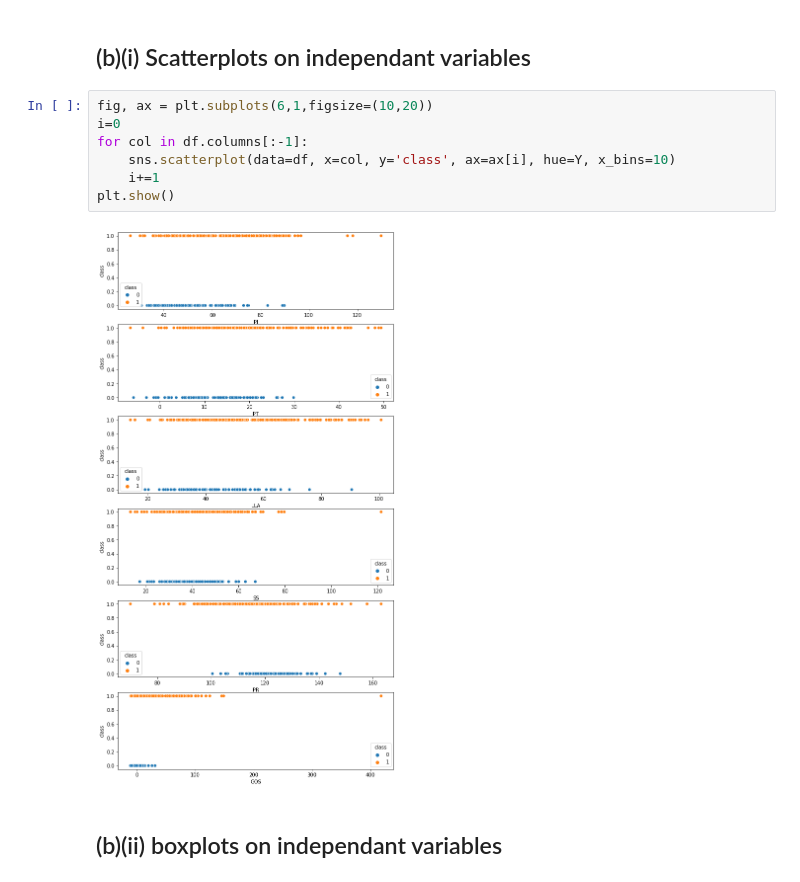
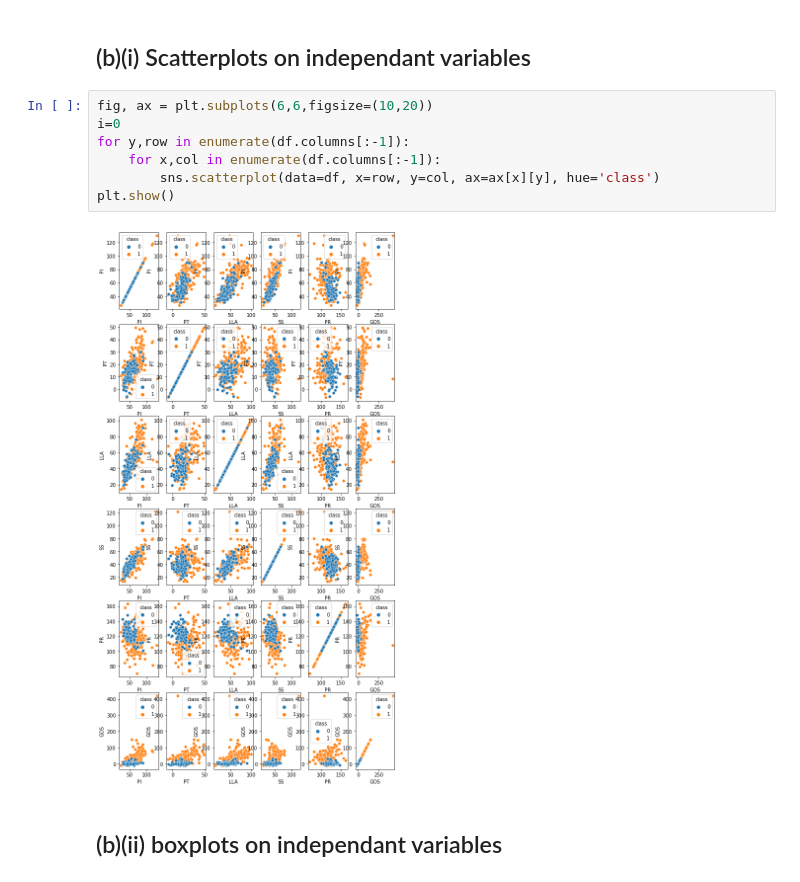
Before and after one commit to SrihithaReddy13/DSCI552FALL22, a Jupyter notebook: HW1/notebook/HW1.ipynb, the cells around one changed output. Cells and saved outputs as stored; diff of their text form.

```diff
--- a/HW1/notebook/HW1.ipynb
+++ b/HW1/notebook/HW1.ipynb
@@ -71,14 +73,14 @@ df
 # %% [markdown]
 ## (b)(i) Scatterplots on independant variables
 # %%
-fig, ax = plt.subplots(6,1,figsize=(10,20))
+fig, ax = plt.subplots(6,6,figsize=(10,20))
 i=0
-for col in df.columns[:-1]:
-    sns.scatterplot(data=df, x=col, y='class', ax=ax[i], hue=Y, x_bins=10)
-    i+=1
+for y,row in enumerate(df.columns[:-1]):
+    for x,col in enumerate(df.columns[:-1]):
+        sns.scatterplot(data=df, x=row, y=col, ax=ax[x][y], hue='class')
 plt.show()
 # %% [output]
-[figure, old version]
+[figure, new version]
 # %% [markdown]
 ## (b)(ii) boxplots on independant variables
 # %%
```
Also changed, not shown: parts of 23 cells of this notebook.
